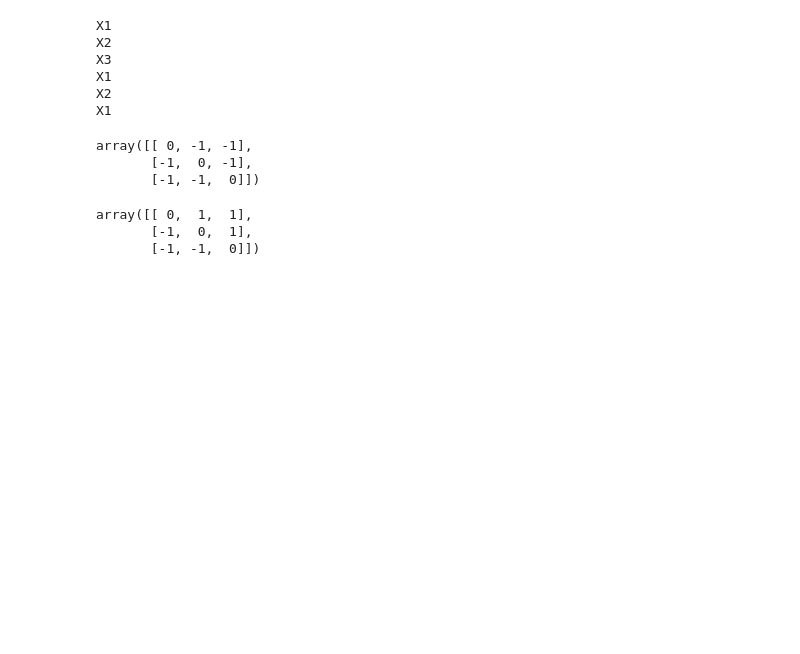
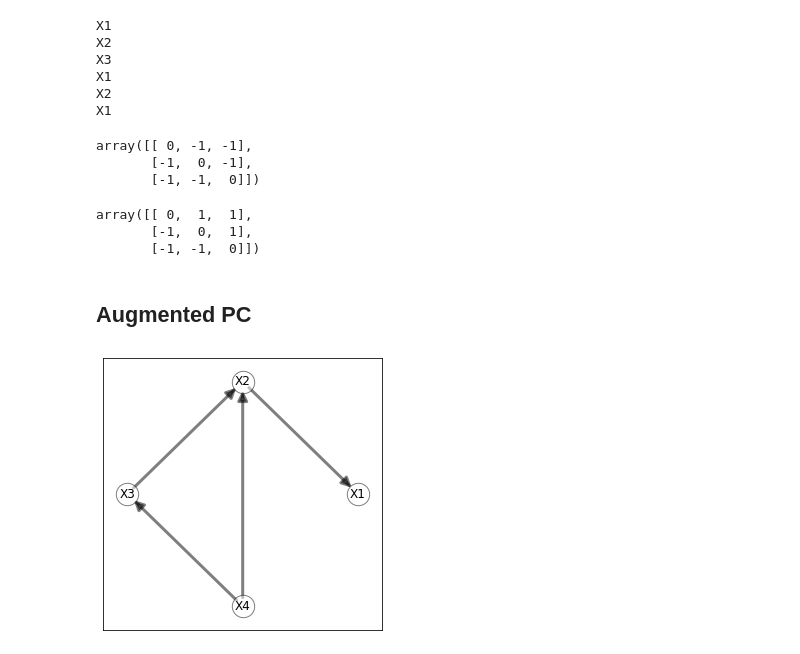
Before and after one commit to rflperry/sparse_shift, a Jupyter notebook: notebooks/07-rp-experimental_pipeline_causal_learn.ipynb, the cells around one changed output. Cells and saved outputs as stored; diff of their text form; code cells hidden in the pictures; blank space fills up the shorter version.

```diff
--- a/notebooks/07-rp-experimental_pipeline_causal_learn.ipynb
+++ b/notebooks/07-rp-experimental_pipeline_causal_learn.ipynb
@@ -148,3 +149,5 @@ V_2dag.graph
 array([[ 0,  1,  1],
        [-1,  0,  1],
        [-1, -1,  0]])
+# %% [markdown]
+## Augmented PC
@@ -150,0 +268,13 @@ array([[ 0,  1,  1],
+# %%
+SPARSITY = 1
+SAMPLE_SIZE = 100
+N_ENV = 2
+N_NODES = 4
+DENSITY = 0.5
+# %%
+# Sample parent assignments
+true_dag = erdos_renyi_dag(N_NODES, DENSITY, seed=1)
+# %%
+plot_dag(true_dag)
+# %% [output]
+[figure, added]
```
Also changed, not shown: parts of 15 cells of this notebook, 7 other files.
